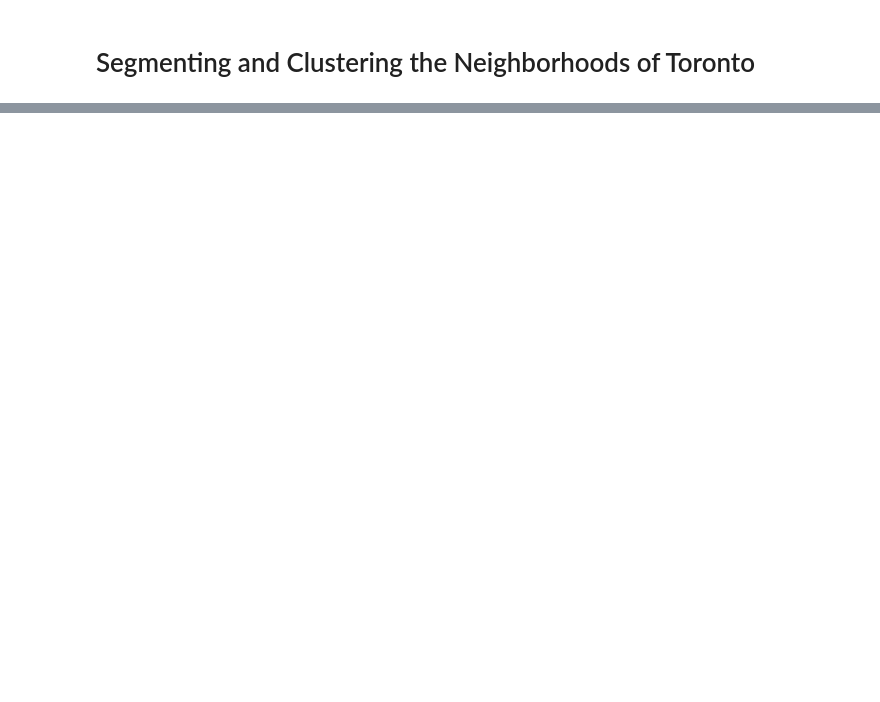
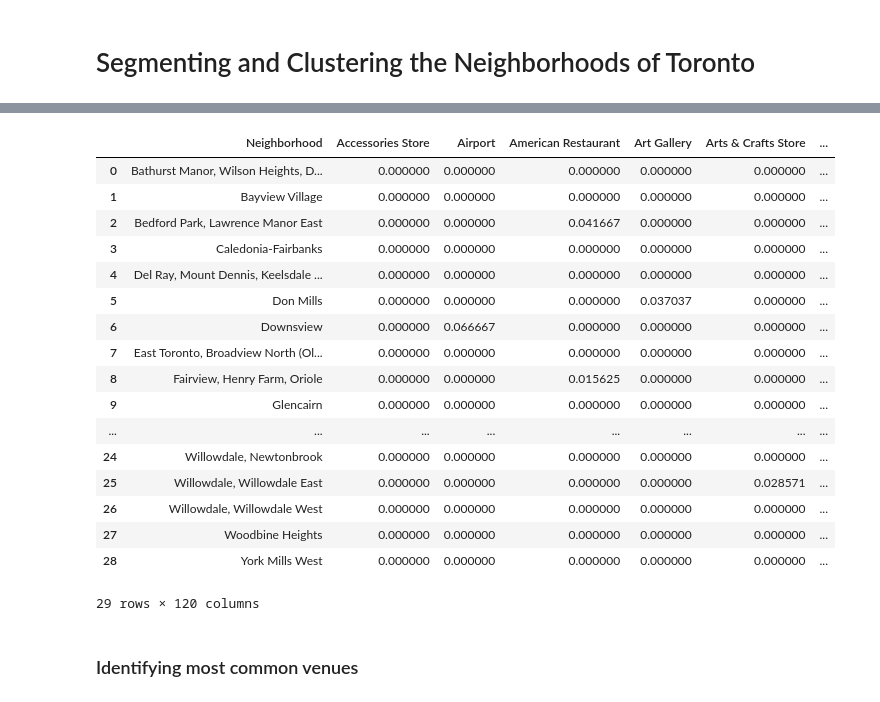
Before and after one commit to tgreba2018/Coursera_Capstone, a Jupyter notebook: Segmenting and Clustering Neighborhoods in Toronto.ipynb, the cells around one changed output, grey strips where cells are left out. Saved outputs shown, nothing was run; the diff lists cells and outputs as text; code cells hidden in the pictures; blank space fills up the shorter version.

```diff
--- a/Segmenting and Clustering Neighborhoods in Toronto.ipynb
+++ b/Segmenting and Clustering Neighborhoods in Toronto.ipynb
@@ -179,0 +389,27 @@ KeyError: 'Latitude'
+# %%
+# Group and get the mean
+toronto_grouped = toronto_onehot.groupby(['Neighborhood']).mean().reset_index()
+
+# Display Dataframe
+toronto_grouped
+# %% [output]
+|  | Neighborhood | Accessories Store | Airport | American Restaurant | Art Gallery | Arts & Crafts Store | ... |
+| 0 | Bathurst Manor, Wilson Heights, D... | 0.000000 | 0.000000 | 0.000000 | 0.000000 | 0.000000 | ... |
+| 1 | Bayview Village | 0.000000 | 0.000000 | 0.000000 | 0.000000 | 0.000000 | ... |
+| 2 | Bedford Park, Lawrence Manor East | 0.000000 | 0.000000 | 0.041667 | 0.000000 | 0.000000 | ... |
+| 3 | Caledonia-Fairbanks | 0.000000 | 0.000000 | 0.000000 | 0.000000 | 0.000000 | ... |
+| 4 | Del Ray, Mount Dennis, Keelsdale ... | 0.000000 | 0.000000 | 0.000000 | 0.000000 | 0.000000 | ... |
+| 5 | Don Mills | 0.000000 | 0.000000 | 0.000000 | 0.037037 | 0.000000 | ... |
+| 6 | Downsview | 0.000000 | 0.066667 | 0.000000 | 0.000000 | 0.000000 | ... |
+| 7 | East Toronto, Broadview North (Ol... | 0.000000 | 0.000000 | 0.000000 | 0.000000 | 0.000000 | ... |
+| 8 | Fairview, Henry Farm, Oriole | 0.000000 | 0.000000 | 0.015625 | 0.000000 | 0.000000 | ... |
+| 9 | Glencairn | 0.000000 | 0.000000 | 0.000000 | 0.000000 | 0.000000 | ... |
+| ... | ... | ... | ... | ... | ... | ... | ... |
+| 24 | Willowdale, Newtonbrook | 0.000000 | 0.000000 | 0.000000 | 0.000000 | 0.000000 | ... |
+| 25 | Willowdale, Willowdale East | 0.000000 | 0.000000 | 0.000000 | 0.000000 | 0.028571 | ... |
+| 26 | Willowdale, Willowdale West | 0.000000 | 0.000000 | 0.000000 | 0.000000 | 0.000000 | ... |
+| 27 | Woodbine Heights | 0.000000 | 0.000000 | 0.000000 | 0.000000 | 0.000000 | ... |
+| 28 | York Mills West | 0.000000 | 0.000000 | 0.000000 | 0.000000 | 0.000000 | ... |
+29 rows × 120 columns
+# %% [markdown]
+### Identifying most common venues
```
Also changed, not shown: parts of 73 cells of this notebook.
